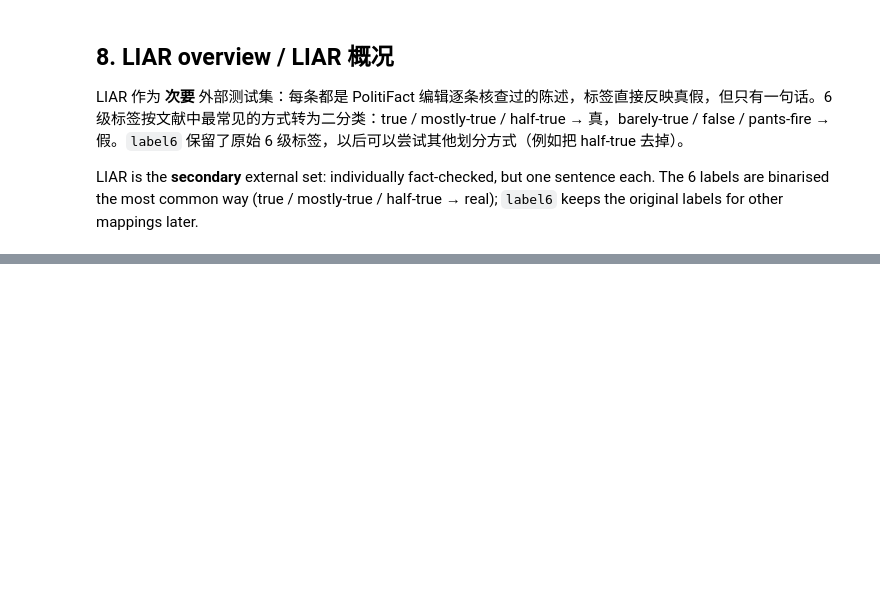
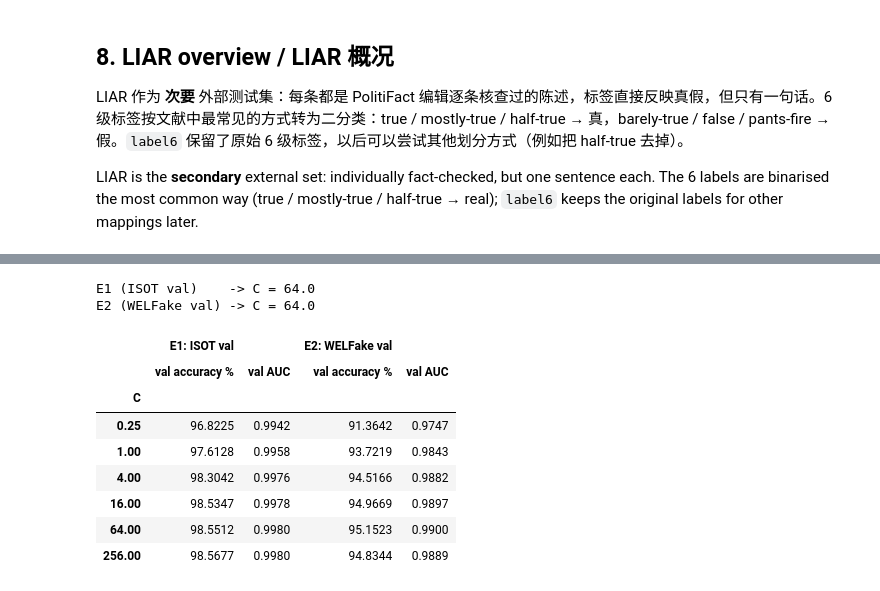
Before and after one commit to shuhan312/fake-news-detection-lstm-to-llm, a Jupyter notebook: notebooks/05_cross_dataset.ipynb, the cells around one changed output, grey strips where cells are left out. Drawn from its saved outputs; the diff is of its cells as text; code cells hidden in the pictures; blank space fills up the shorter version.

```diff
--- a/notebooks/05_cross_dataset.ipynb
+++ b/notebooks/05_cross_dataset.ipynb
@@ -249,0 +270,11 @@ Median length (words):  LIAR 17 | WELFake-external 614 | ISOT 368
+# %%
+from src import baselines as B
+from src.data import get_splits
+
+isot_train, isot_val, _ = get_splits(isot)              # 第三个是 ISOT test，这里不使用 / ISOT test — unused
+wel_train, wel_val, wel_test = get_splits(welfake)
+
+pd.DataFrame({name: {'n': len(d), 'real %': round(100 * d['label'].mean(), 1)}
+              for name, d in [('ISOT train', isot_train), ('ISOT val', isot_val),
+                              ('WELFake train', wel_train), ('WELFake val', wel_val),
+                              ('WELFake test', wel_test)]}).T
@@ -249,0 +309,18 @@ Median length (words):  LIAR 17 | WELFake-external 614 | ISOT 368
+# %%
+C_isot, table_isot = B.select_C(isot_train, isot_val)
+C_wel, table_wel = B.select_C(wel_train, wel_val)
+print(f'E1 (ISOT val)    -> C = {C_isot}')
+print(f'E2 (WELFake val) -> C = {C_wel}')
+pd.concat({'E1: ISOT val': table_isot, 'E2: WELFake val': table_wel}, axis=1)
+# %% [output]
+E1 (ISOT val)    -> C = 64.0
+E2 (WELFake val) -> C = 64.0
+|  | E1: ISOT val |  | E2: WELFake val |  |
+|  | val accuracy % | val AUC | val accuracy % | val AUC |
+| C |  |  |  |  |
+| 0.25 | 96.8225 | 0.9942 | 91.3642 | 0.9747 |
+| 1.00 | 97.6128 | 0.9958 | 93.7219 | 0.9843 |
+| 4.00 | 98.3042 | 0.9976 | 94.5166 | 0.9882 |
+| 16.00 | 98.5347 | 0.9978 | 94.9669 | 0.9897 |
+| 64.00 | 98.5512 | 0.9980 | 95.1523 | 0.9900 |
+| 256.00 | 98.5677 | 0.9980 | 94.8344 | 0.9889 |
```
Also changed, not shown: parts of 37 cells of this notebook, 6 other files.
